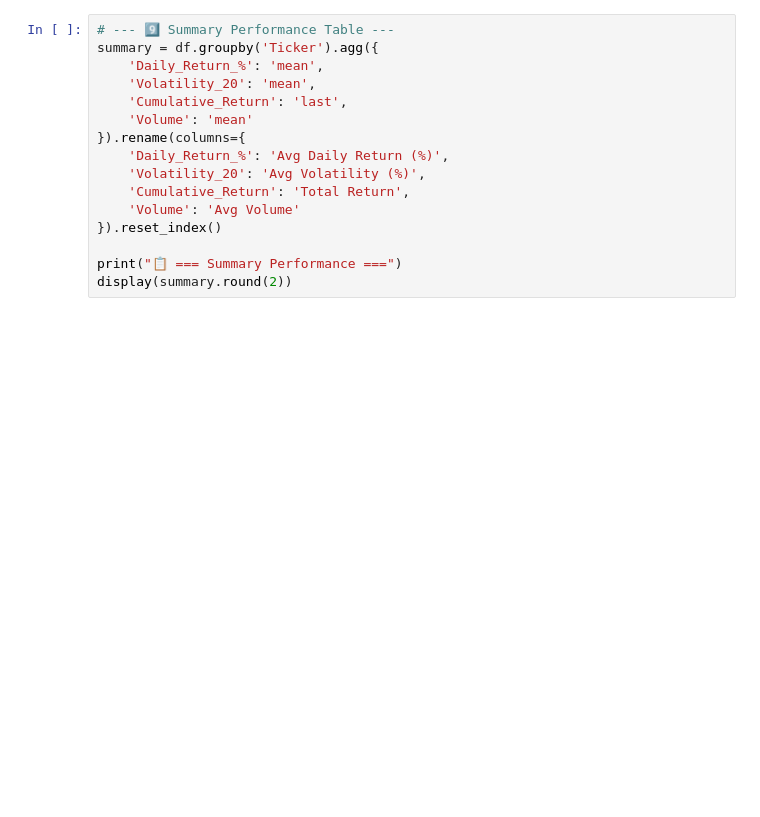
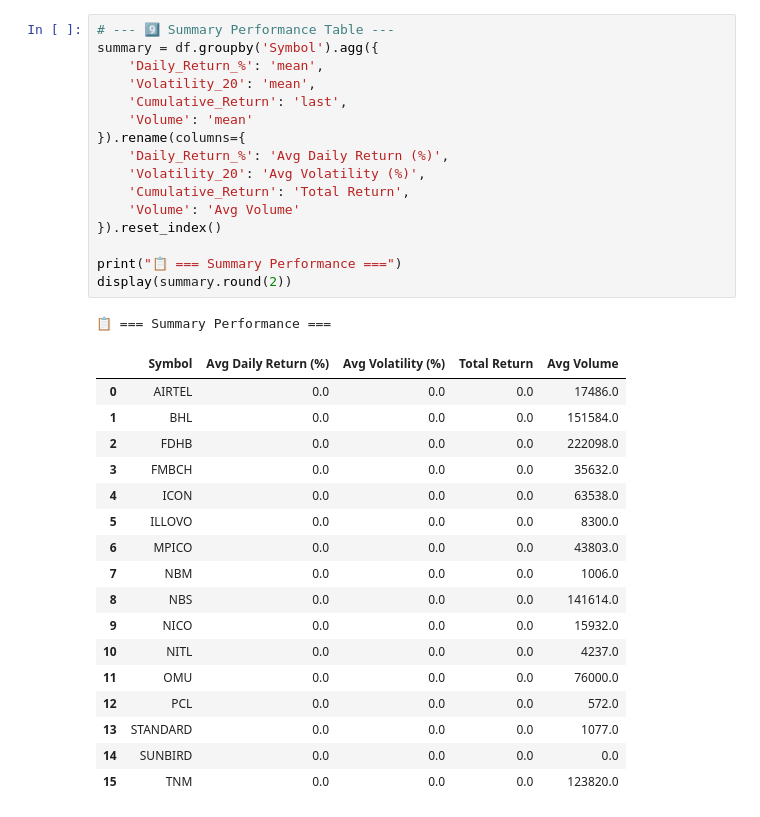
Before and after one commit to Wyzdmulc/mse_auto_scrape, a Jupyter notebook: mse_analysis.ipynb, the cells around one changed output. Drawn from its saved outputs; the diff is of its cells as text; blank space fills up the shorter version.

```diff
--- a/mse_analysis.ipynb
+++ b/mse_analysis.ipynb
@@ -101,16 +151,35 @@ plt.show()
 # %%
 # --- 9️⃣ Summary Performance Table ---
-summary = df.groupby('Ticker').agg({
+summary = df.groupby('Symbol').agg({
     'Daily_Return_%': 'mean',
     'Volatility_20': 'mean',
     'Cumulative_Return': 'last',
     'Volume': 'mean'
 }).rename(columns={
     'Daily_Return_%': 'Avg Daily Return (%)',
     'Volatility_20': 'Avg Volatility (%)',
     'Cumulative_Return': 'Total Return',
     'Volume': 'Avg Volume'
 }).reset_index()
 
 print("📋 === Summary Performance ===")
 display(summary.round(2))
+# %% [output]
+📋 === Summary Performance ===
+|  | Symbol | Avg Daily Return (%) | Avg Volatility (%) | Total Return | Avg Volume |
+| 0 | AIRTEL | 0.0 | 0.0 | 0.0 | 17486.0 |
+| 1 | BHL | 0.0 | 0.0 | 0.0 | 151584.0 |
+| 2 | FDHB | 0.0 | 0.0 | 0.0 | 222098.0 |
+| 3 | FMBCH | 0.0 | 0.0 | 0.0 | 35632.0 |
+| 4 | ICON | 0.0 | 0.0 | 0.0 | 63538.0 |
+| 5 | ILLOVO | 0.0 | 0.0 | 0.0 | 8300.0 |
+| 6 | MPICO | 0.0 | 0.0 | 0.0 | 43803.0 |
+| 7 | NBM | 0.0 | 0.0 | 0.0 | 1006.0 |
+| 8 | NBS | 0.0 | 0.0 | 0.0 | 141614.0 |
+| 9 | NICO | 0.0 | 0.0 | 0.0 | 15932.0 |
+| 10 | NITL | 0.0 | 0.0 | 0.0 | 4237.0 |
+| 11 | OMU | 0.0 | 0.0 | 0.0 | 76000.0 |
+| 12 | PCL | 0.0 | 0.0 | 0.0 | 572.0 |
+| 13 | STANDARD | 0.0 | 0.0 | 0.0 | 1077.0 |
+| 14 | SUNBIRD | 0.0 | 0.0 | 0.0 | 0.0 |
+| 15 | TNM | 0.0 | 0.0 | 0.0 | 123820.0 |
```
Also changed, not shown: parts of 9 cells of this notebook, 1 other file.
